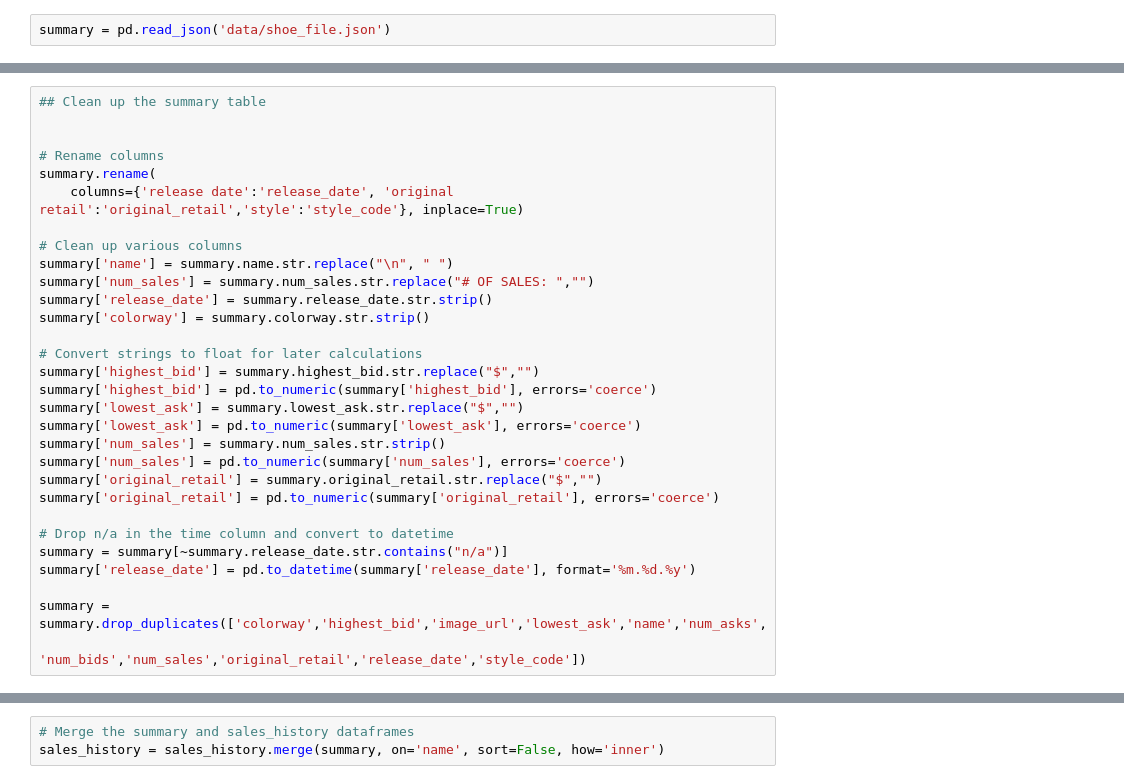
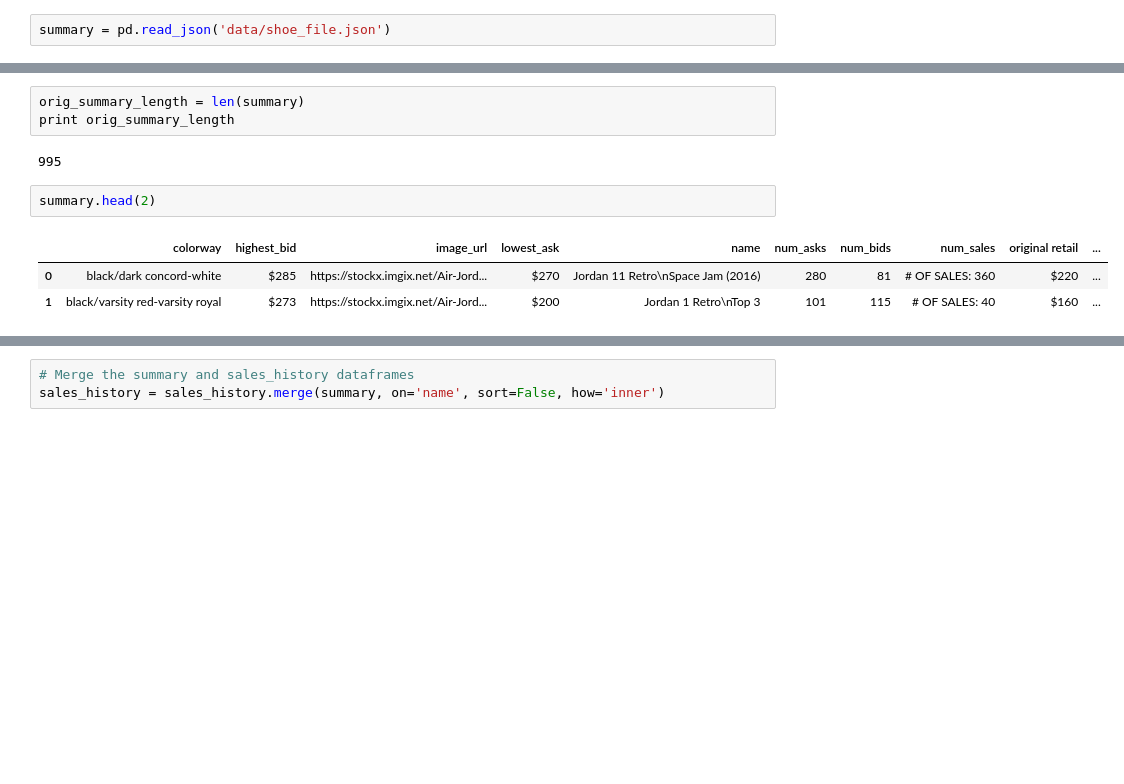
Before and after one commit to maludee/sneaker-forecast-app, a Jupyter notebook: price_model_by_day.ipynb, the cells around one changed output, grey strips where cells are left out. Drawn from its saved outputs; the diff is of its cells as text; blank space fills up the shorter version.

```diff
--- a/price_model_by_day.ipynb
+++ b/price_model_by_day.ipynb
@@ -169,30 +205,11 @@ len(summary)
-# %%
-## Clean up the summary table
-
-
-# Rename columns
-summary.rename(
-    columns={'release date':'release_date', 'original retail':'original_retail','style':'style_code'}, inplace=True)
-
-# Clean up various columns
-summary['name'] = summary.name.str.replace("\n", " ")
-summary['num_sales'] = summary.num_sales.str.replace("# OF SALES: ","")
-summary['release_date'] = summary.release_date.str.strip()
-summary['colorway'] = summary.colorway.str.strip()
-
-# Convert strings to float for later calculations
-summary['highest_bid'] = summary.highest_bid.str.replace("$","")
-summary['highest_bid'] = pd.to_numeric(summary['highest_bid'], errors='coerce')
-summary['lowest_ask'] = summary.lowest_ask.str.replace("$","")
-summary['lowest_ask'] = pd.to_numeric(summary['lowest_ask'], errors='coerce')
-summary['num_sales'] = summary.num_sales.str.strip()
-summary['num_sales'] = pd.to_numeric(summary['num_sales'], errors='coerce')
-summary['original_retail'] = summary.original_retail.str.replace("$","")
-summary['original_retail'] = pd.to_numeric(summary['original_retail'], errors='coerce')
-
-# Drop n/a in the time column and convert to datetime
-summary = summary[~summary.release_date.str.contains("n/a")]
-summary['release_date'] = pd.to_datetime(summary['release_date'], format='%m.%d.%y')
-
-summary = summary.drop_duplicates(['colorway','highest_bid','image_url','lowest_ask','name','num_asks',
-                                  'num_bids','num_sales','original_retail','release_date','style_code'])
+# %%
+orig_summary_length = len(summary)
+print orig_summary_length
+# %% [output]
+995
+# %%
+summary.head(2)
+# %% [output]
+|  | colorway | highest_bid | image_url | lowest_ask | name | num_asks | num_bids | num_sales | original retail | ... |
+| 0 | black/dark concord-white | $285 | https://stockx.imgix.net/Air-Jord... | $270 | Jordan 11 Retro\nSpace Jam (2016) | 280 | 81 | # OF SALES: 360 | $220 | ... |
+| 1 | black/varsity red-varsity royal | $273 | https://stockx.imgix.net/Air-Jord... | $200 | Jordan 1 Retro\nTop 3 | 101 | 115 | # OF SALES: 40 | $160 | ... |
```
Also changed, not shown: parts of 28 cells of this notebook.
